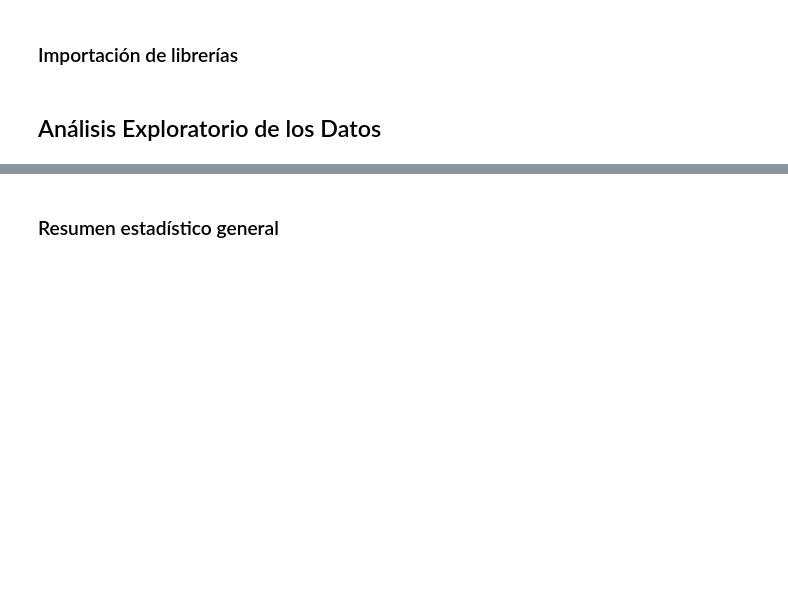
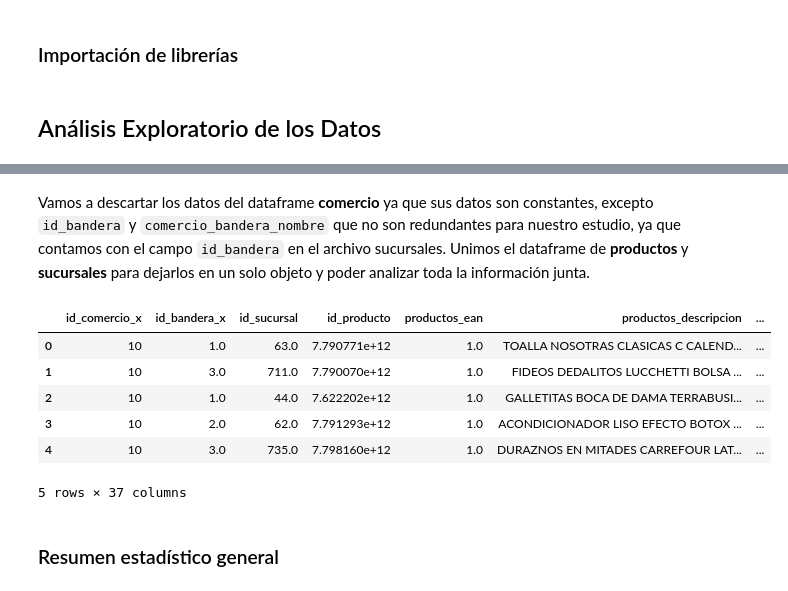
Before and after one commit to gurysilvera/Analisis_de_datos, a Jupyter notebook: tp1.ipynb, the cells around one changed output, grey strips where cells are left out. Drawn from its saved outputs; the diff is of its cells as text; code cells hidden in the pictures; blank space fills up the shorter version.

Commit message:
Carga y comprensión de los datos

```diff
--- a/tp1.ipynb
+++ b/tp1.ipynb
@@ -68,3 +186,17 @@ sucursales
+# %% [markdown]
+Vamos a descartar los datos del dataframe **comercio** ya que sus datos son constantes, excepto `id_bandera` y `comercio_bandera_nombre` que no son redundantes para nuestro estudio, ya que contamos con el campo `id_bandera` en el archivo sucursales.
+Unimos el dataframe de **productos** y **sucursales** para dejarlos en un solo objeto y poder analizar toda la información junta.
+# %%
+datos= pd.merge(productos,sucursales,on='id_sucursal')
+datos.head()
+# %% [output]
+|  | id_comercio_x | id_bandera_x | id_sucursal | id_producto | productos_ean | productos_descripcion | ... |
+| 0 | 10 | 1.0 | 63.0 | 7.790771e+12 | 1.0 | TOALLA NOSOTRAS CLASICAS C CALEND... | ... |
+| 1 | 10 | 3.0 | 711.0 | 7.790070e+12 | 1.0 | FIDEOS DEDALITOS LUCCHETTI BOLSA ... | ... |
+| 2 | 10 | 1.0 | 44.0 | 7.622202e+12 | 1.0 | GALLETITAS BOCA DE DAMA TERRABUSI... | ... |
+| 3 | 10 | 2.0 | 62.0 | 7.791293e+12 | 1.0 | ACONDICIONADOR LISO EFECTO BOTOX ... | ... |
+| 4 | 10 | 3.0 | 735.0 | 7.798160e+12 | 1.0 | DURAZNOS EN MITADES CARREFOUR LAT... | ... |
+5 rows × 37 columns
 # %% [markdown]
 ### Resumen estadístico general
 # %% [markdown]
```
Also changed, not shown: parts of 17 cells of this notebook.
